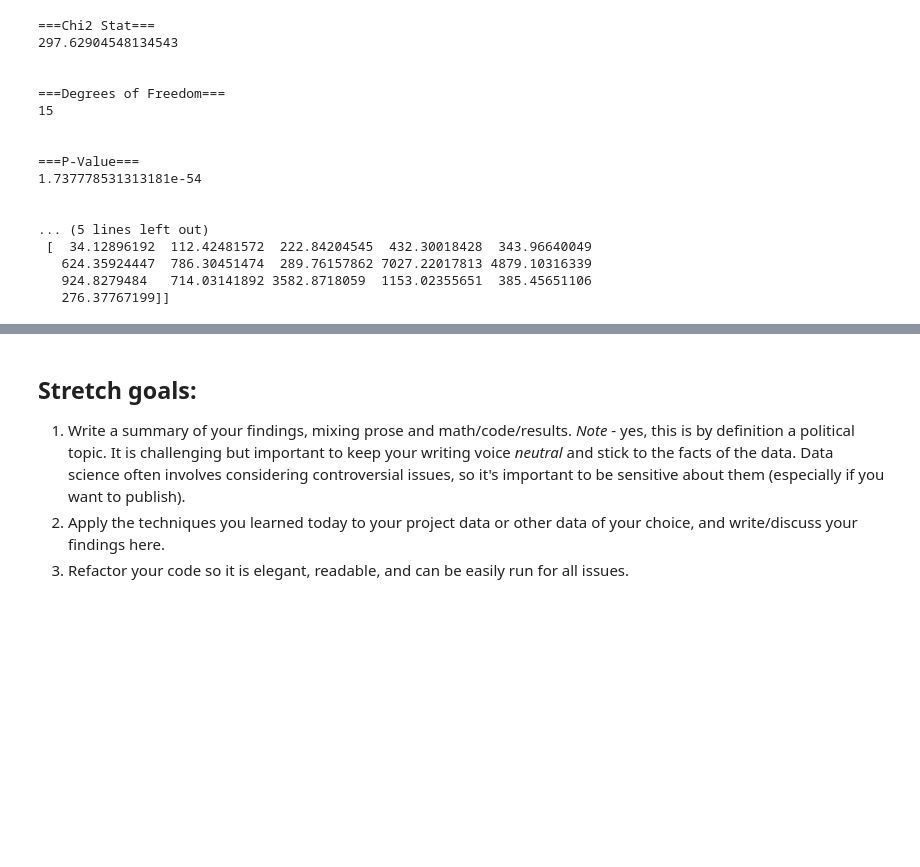
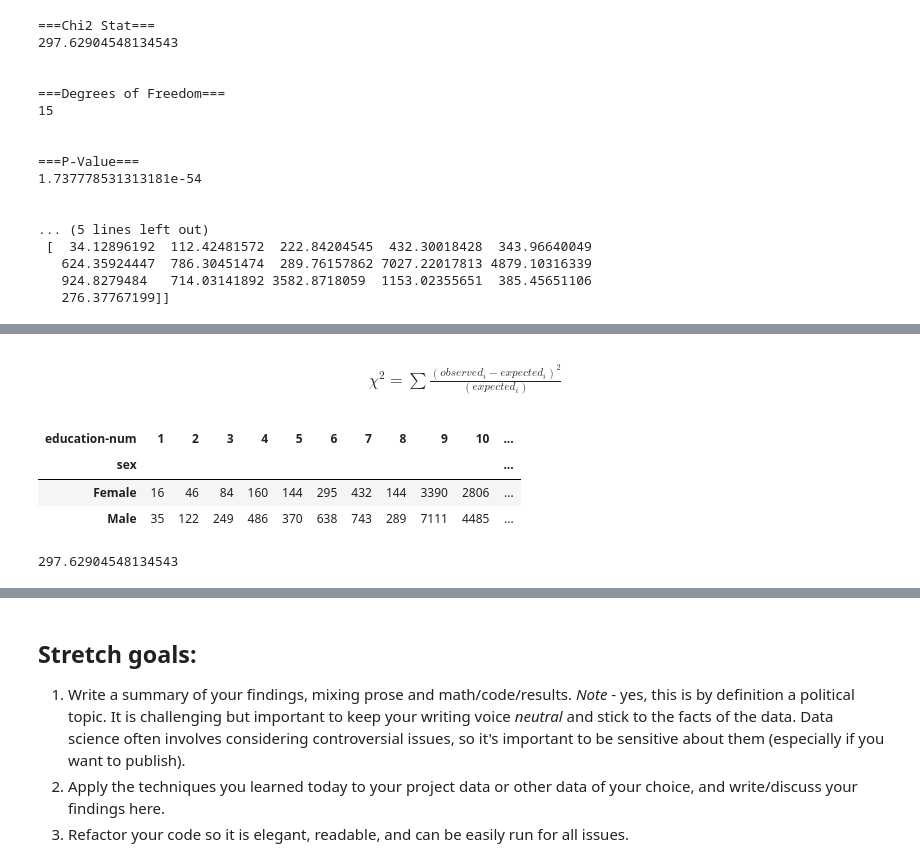
Before and after one commit to JackRossProjects/DS-Unit-1-Sprint-2-Statistics, a Jupyter notebook: module2/LS_DS_122_Sampling_Confidence_Intervals_and_Hypothesis_Testing_Assignment.ipynb, the cells around one changed output, grey strips where cells are left out. Drawn from its saved outputs; the diff is of its cells as text; code cells hidden in the pictures; blank space fills up the shorter version.

```diff
--- a/module2/LS_DS_122_Sampling_Confidence_Intervals_and_Hypothesis_Testing_Assignment.ipynb
+++ b/module2/LS_DS_122_Sampling_Confidence_Intervals_and_Hypothesis_Testing_Assignment.ipynb
@@ -230,0 +291,18 @@ print(ex)
+# %% [markdown]
+\begin{align}
+\chi^2 = \sum \frac{(observed_{i}-expected_{i})^2}{(expected_{i})}
+\end{align}
+# %%
+observed = contingency_table
+observed
+# %% [output]
+| education-num | 1 | 2 | 3 | 4 | 5 | 6 | 7 | 8 | 9 | 10 | ... |
+| sex |  |  |  |  |  |  |  |  |  |  | ... |
+| Female | 16 | 46 | 84 | 160 | 144 | 295 | 432 | 144 | 3390 | 2806 | ... |
+| Male | 35 | 122 | 249 | 486 | 370 | 638 | 743 | 289 | 7111 | 4485 | ... |
+# %%
+chi_squared = (((observed - expected)**2)/expected).sum().sum()
+
+chi_squared
+# %% [output]
+297.62904548134543
```
Also changed, not shown: parts of 11 cells of this notebook.
